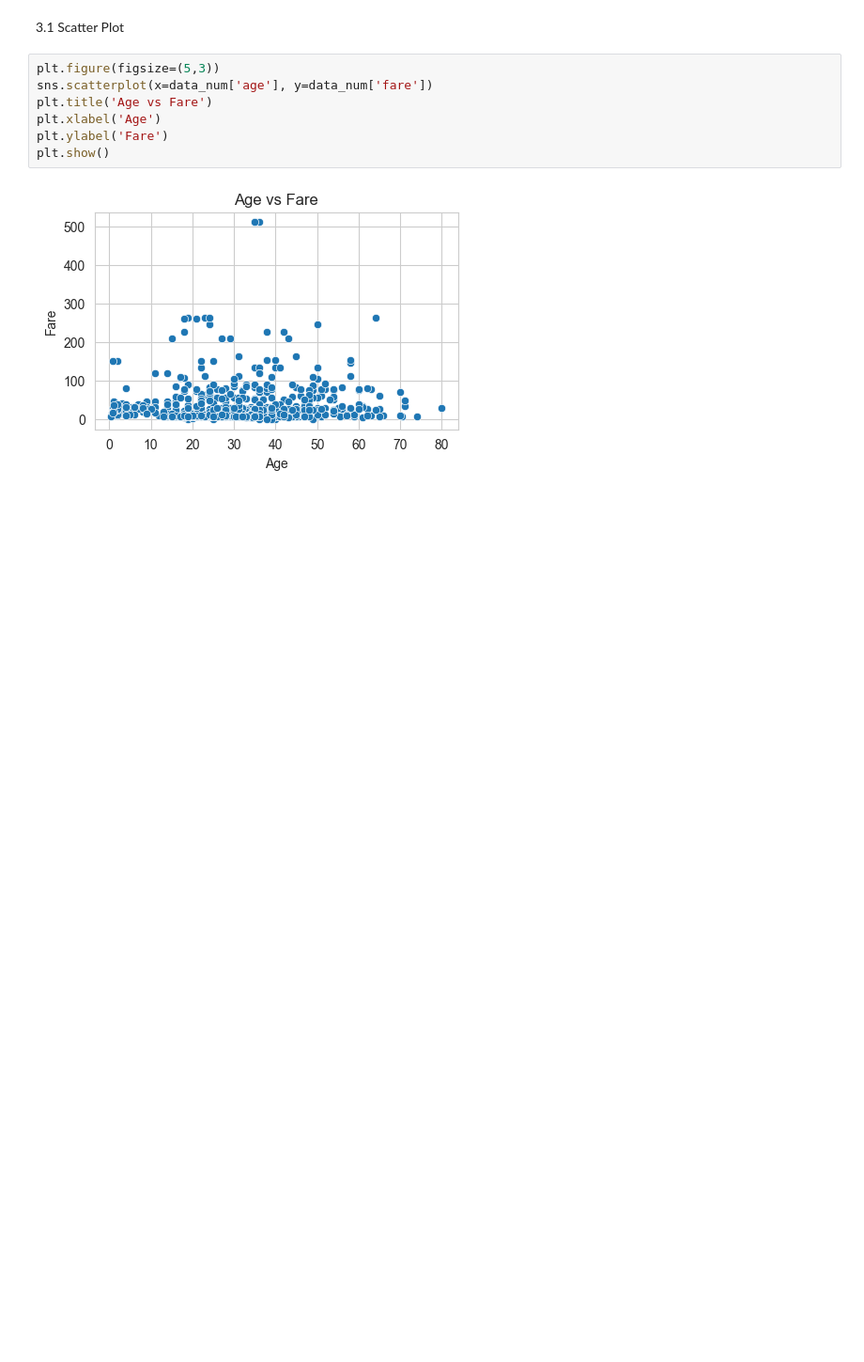
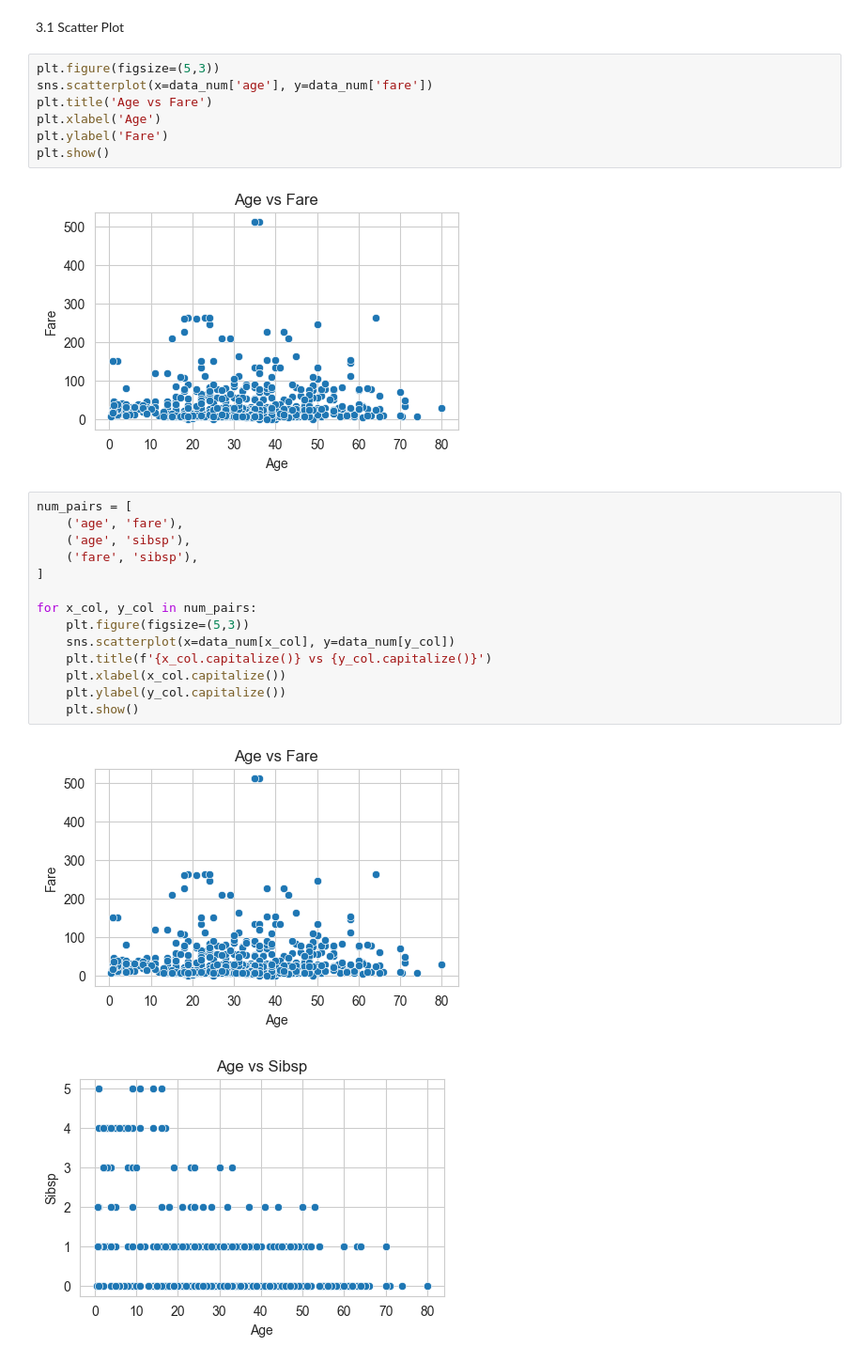
Before and after one commit to Foysalmeazi/bivariate_data_analysis, a Jupyter notebook: bivariate_data_analysis.ipynb, the cells around one changed output. Shown: that part at 94% size. Saved outputs shown, nothing was run; the diff lists cells and outputs as text; blank space fills up the shorter version.

```diff
--- a/bivariate_data_analysis.ipynb
+++ b/bivariate_data_analysis.ipynb
@@ -143,3 +143,20 @@ plt.ylabel('Fare')
 plt.show()
 # %% [output]
 [figure]
+# %%
+num_pairs = [
+    ('age', 'fare'),
+    ('age', 'sibsp'),
+    ('fare', 'sibsp'),
+]
+
+for x_col, y_col in num_pairs:
+    plt.figure(figsize=(5,3))
+    sns.scatterplot(x=data_num[x_col], y=data_num[y_col])
+    plt.title(f'{x_col.capitalize()} vs {y_col.capitalize()}')
+    plt.xlabel(x_col.capitalize())
+    plt.ylabel(y_col.capitalize())
+    plt.show()
+# %% [output]
+[figure, added]
+[figure, added]
```
Also changed, not shown: parts of 4 cells of this notebook.
